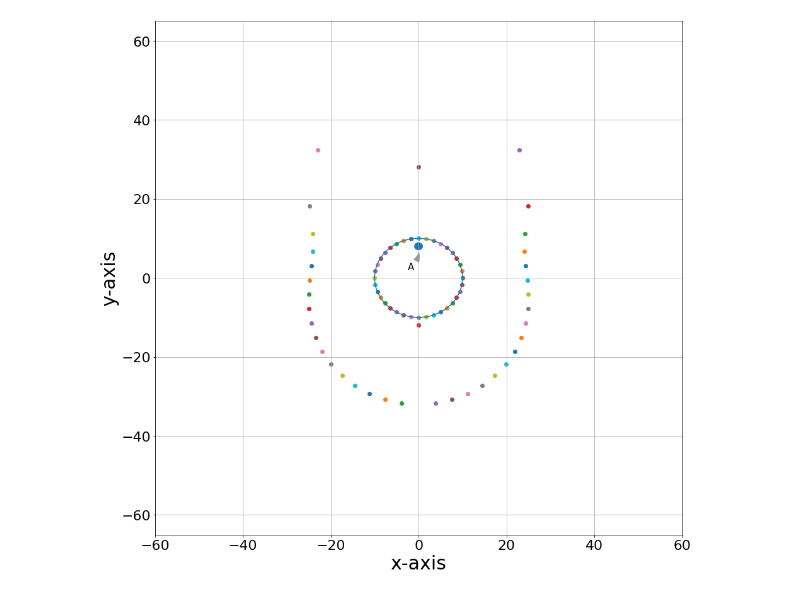
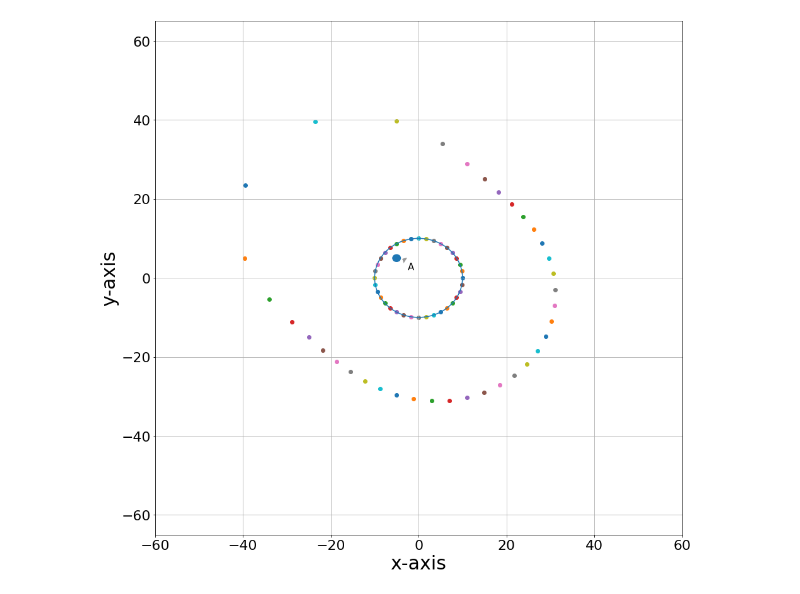
Before and after one commit to bboykoro/Space, a Jupyter notebook: Space.ipynb, the cells around one changed output. Cells and saved outputs as stored; diff of their text form; code cells hidden in the pictures.

Commit message:
checked an error occuring when o and p have same x-axis value but not on y-axis, and fixed it

```diff
--- a/Space.ipynb
+++ b/Space.ipynb
@@ -12,7 +12,7 @@ x, y, z, t = symbols('x y z t')
 a, b, r = (0, 0, 10)
 x1 = []
 y1 = []
-o = (0, 8)
+o = (-5, 5)
 j = o[0] + 5
 q = o[1] + 3
 xy = []
@@ -68,7 +68,8 @@ for i, p in enumerate(xy):
         if round(p[0], 8) == 0:                           #when both are 0
             dt1 = 10
         else:
-            dt1 = abs(p[1]-o[1])
+            dt = solve([Eq(x**2+y**2, 100), Eq(x, o[0])], [x, y])
+            dt1 = abs(N(dt[0][1])-N(dt[1][1]))
 
     else:
         '''1st line, to get the distance between first two intersections where the circle and the first line meet'''
@@ -102,52 +103,63 @@ for i, p in enumerate(xy):
         (ip300, ip301), (ip310, ip311) = (round(N(ct3[0][0]), 4), round(N(ct3[0][1]), 4)), (round(N(ct3[1][0]), 4), round(N(ct3[1][1]), 4)) #intersection point
         dt2 = math.sqrt((ip311-ip301)**2+(ip310-ip300)**2)
     else:
-        dt2 = 10
-
+        if o[0] == 0:
+            dt2 = 10
+        else:
+            dt2 = dt1
     T_dt = dt1 + dt2   #Total distance, to get the closest round trip distance in that angle
 
     if m1 != 'na':
         if ((ip100, ip101) == (ip200, ip201)) & ((ip110, ip111) == (ip210, ip211)):     #when o is on x-axis.
 
             o1 = solve([Eq(x**2-2*o[0]*x+y**2-2*o[1]*y+o[0]**2+o[1]**2-20**2, 0), Eq(m1*x-y+n1, 0)], [x, y])
 
             '''관측자의 위치가 지름선 위에 있는 경우 o1의 좌표 구하기'''
 
             if p[0] < 0:
                 other_o = (o1[0][0], o1[0][1])
                 #print(other_o)
             else:
                 other_o = (o1[1][0], o1[1][1])
                 #print(other_o)
             ax.scatter(other_o[0], other_o[1])
         elif ((ip100, ip101) == (ip200, ip201)):
             o1 = solve([Eq(x**2-2*o[0]*x+y**2-2*o[1]*y+o[0]**2+o[1]**2-T_dt**2, 0), Eq(m1*x-y+n1, 0)], [x, y])
             other_o = (N(o1[0][0]), N(o1[0][1]))
         else:
             o1 = solve([Eq(x**2-2*o[0]*x+y**2-2*o[1]*y+o[0]**2+o[1]**2-T_dt**2, 0), Eq(m1*x-y+n1, 0)], [x, y])
             if p[0] >= 0 and p[0] < o[0]:
                 other_o = (N(o1[0][0]), N(o1[0][1]))
             else:
                 other_o = (N(o1[1][0]), N(o1[1][1]))
 
     else:
-        o1 = [(0, o[1]- T_dt), (0, o[1]+ T_dt)]   #when o is on y-axis
-        #print('o[1] : ', o[1])
-        if p[1] < 0:
-            other_o = (o1[0][0], o1[0][1])
-        else:
-            other_o = (o1[1][0], o1[1][1])
+        if o[0] == 0:
+            o1 = [(0, o[1]- T_dt), (0, o[1]+ T_dt)]   #when o is on y-axis
+            if p[1] < 0:
+                other_o = (o1[0][0], o1[0][1])
+            else:
+                other_o = (o1[1][0], o1[1][1])
+        else:                                               #when o and p have same x cord but p is not on y-axis
+            o1 = [(o[0], o[1]- T_dt), (o[0], o[1]+ T_dt)]
+            if p[1] < 0:
+                other_o = (o1[0][0], o1[0][1])
 
+            else:
+                other_o = (o1[1][0], o1[1][1])
 
     ax.scatter(other_o[0], other_o[1])
+
+    # draw arrows
+
+    #other_o = np.array(other_o, dtype=float)      #change data type in order to avoid 'AttributeError' due to np.hypot
+    #ax.arrow(o[0], o[1], other_o[0]-o[0], other_o[1]-o[1], width=0.005, head_width=1, length_includes_head=True, color='lightgrey', ls='-.')
+
     #ax.annotate(str(i), (other_o[0], other_o[1]), fontsize=15)
 
-    #plt.scatter(N(ct[0][0]), N(ct[0][1]))
-    #plt.scatter(N(ct[1][0]), N(ct[1][1]))
-
-#fig.savefig('fig_1_4.png', dpi=300)
-#fig.savefig('fig_1_4.jpg', pil_kwargs={'quality':50})
+#fig.savefig('fig_1_12.png', dpi=300)
+#fig.savefig('fig_1_12.jpg', pil_kwargs={'quality':50})
 # %% [output]
-[figure, old version]
+[figure, new version]
 # %%
 #Under this cell is for a test.
```
Also changed, not shown: parts of 1 cell of this notebook.
